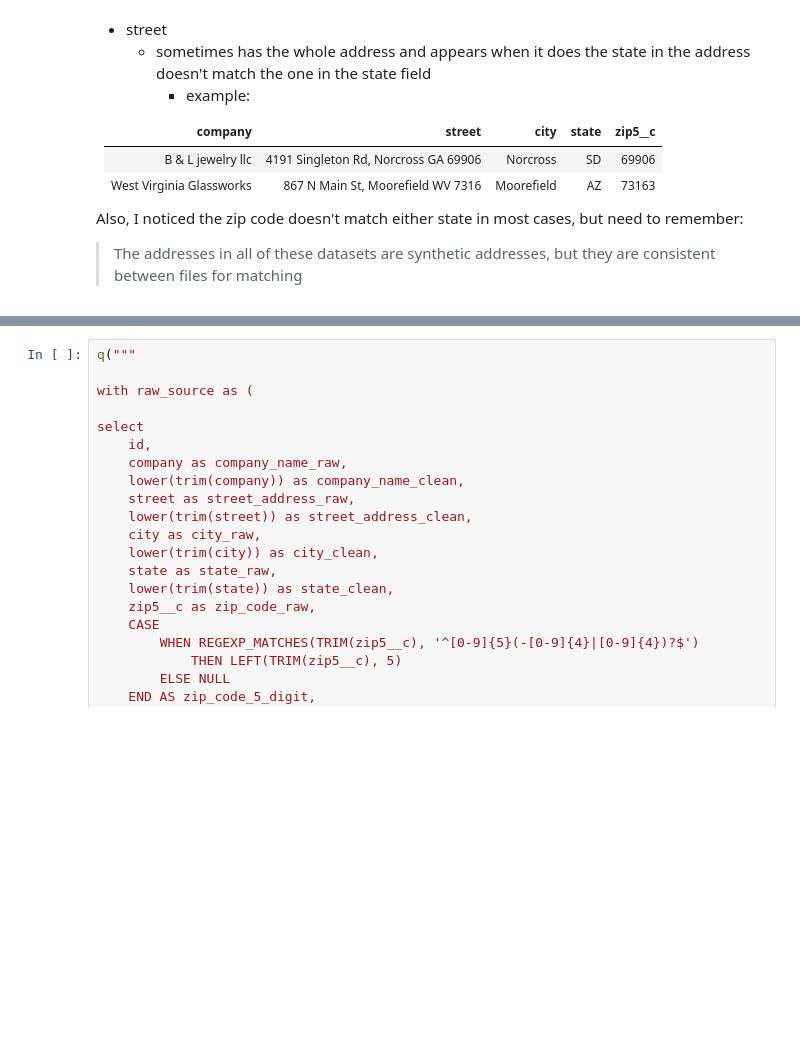
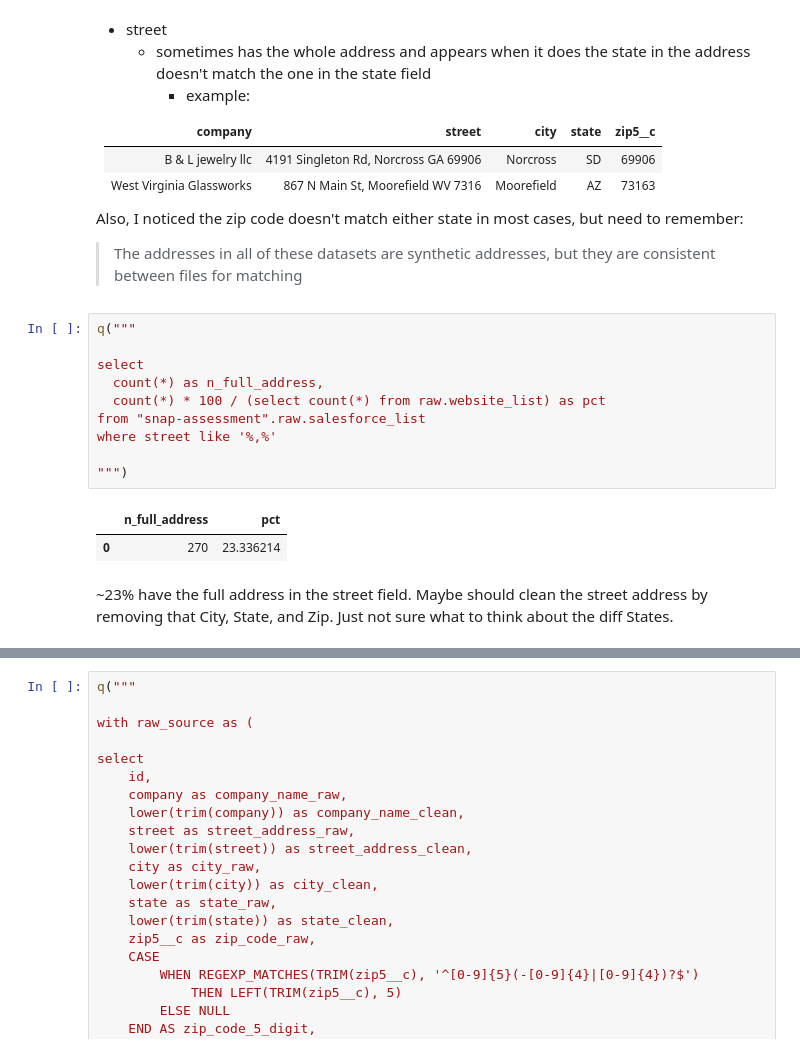
Before and after one commit to djf0512/snap-assessment, a Jupyter notebook: analysis/01_data_quality.ipynb, the cells around one changed output, grey strips where cells are left out. Drawn from its saved outputs; the diff is of its cells as text; blank space fills up the shorter version.

```diff
--- a/analysis/01_data_quality.ipynb
+++ b/analysis/01_data_quality.ipynb
@@ -600,6 +560,21 @@ df_salesforce_list.head(10)
 Also, I noticed the zip code doesn't match either state in most cases, but need to remember:
 
 >The addresses in all of these datasets are synthetic addresses, but they are consistent between files for matching
+# %%
+q("""
+
+select
+  count(*) as n_full_address,
+  count(*) * 100 / (select count(*) from raw.website_list) as pct
+from "snap-assessment".raw.salesforce_list
+where street like '%,%'
+
+""")
+# %% [output]
+|  | n_full_address | pct |
+| 0 | 270 | 23.336214 |
+# %% [markdown]
+~23% have the full address in the street field. Maybe should clean the street address by removing that City, State, and Zip. Just not sure what to think about the diff States.
 # %%
 q("""
 
```
Also changed, not shown: parts of 16 cells of this notebook, 3 other files.
